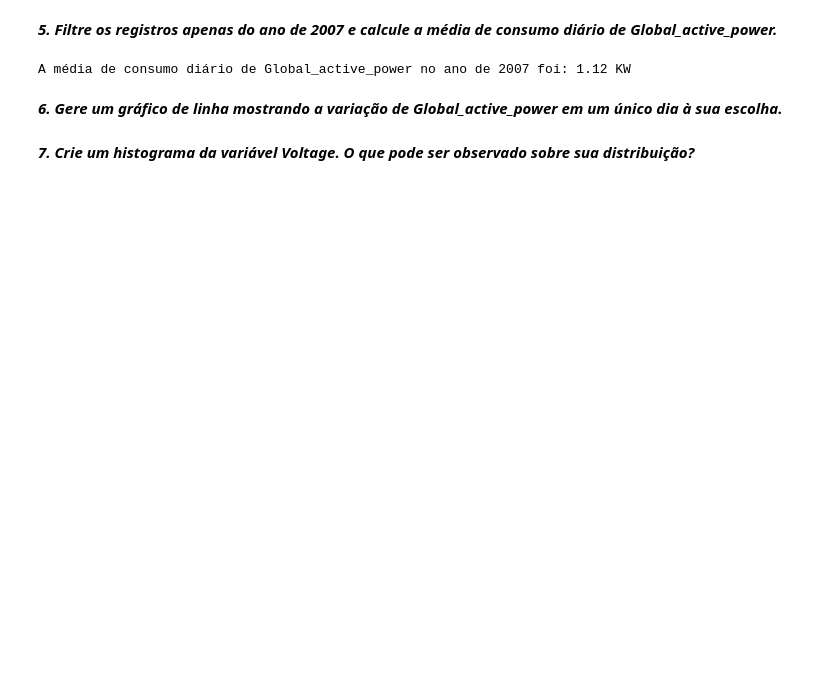
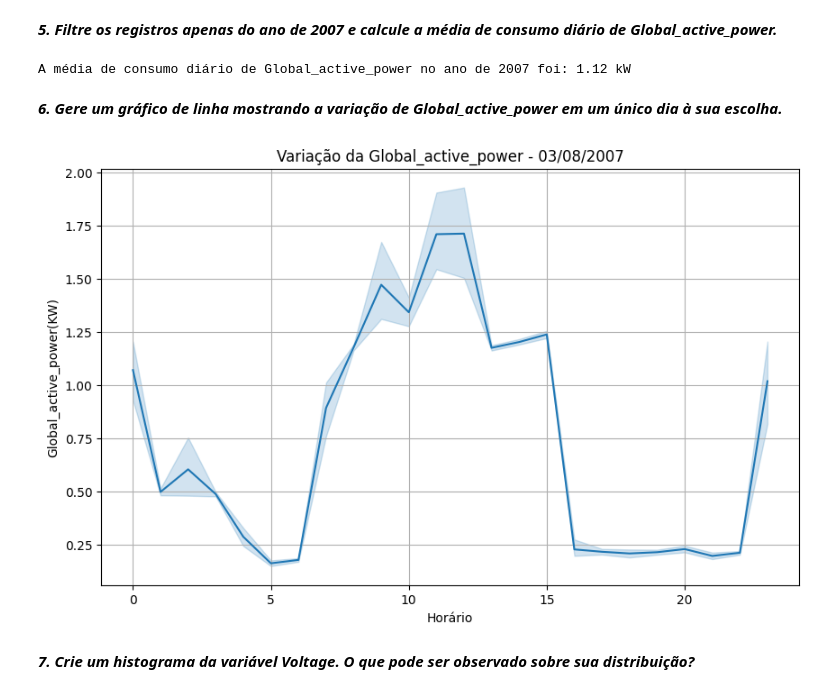
Before and after one commit to jumarques03/CP01-SERS-2SEMESTRE, a Jupyter notebook: CP01_SERS_2SEMESTRE.ipynb, the cells around one changed output. Drawn from its saved outputs; the diff is of its cells as text; code cells hidden in the pictures; blank space fills up the shorter version.

```diff
--- a/CP01_SERS_2SEMESTRE.ipynb
+++ b/CP01_SERS_2SEMESTRE.ipynb
@@ -9,10 +7,9 @@ df02 -----> Com as colunas Date e Time
 # %%
 import pandas as pd
 # %%
-df01= pd.read_csv("/content/drive/MyDrive/household_power_consumption (1).txt", sep=";", low_memory=False) # Isso aqui vai se tornar um DataFrame
-df02= df01.copy()
+df_inicial= pd.read_csv("/content/drive/MyDrive/household_power_consumption (1).txt", sep=";", low_memory=False)
 
-df01.head(10)
+df_inicial.head(10)
 # %% [output]
 |  | Date | Time | Global_active_power | Global_reactive_power | Voltage | Global_intensity | ... |
 | 0 | 16/12/2006 | 17:24:00 | 4.216 | 0.418 | 234.840 | 18.400 | ... |
@@ -56,7 +45,11 @@ memory usage: 110.8 MB
 # %%
-valores_ausentes = df01.isnull().sum()
+valores_ausentes = df_inicial.isnull().sum()
 print("Valores Ausentes por Coluna:\n")
 print(valores_ausentes)
+
+df_inicial.dropna(inplace=True)
+df_2 = df_inicial.copy()
+print("\nValores ausentes removidos com sucesso! Eles representavam apenas 1.25% dos dados!")
 # %% [output]
 Valores Ausentes por Coluna:
 
@@ -72,10 +69,10 @@ dtype: int64
 ***4. Converta a coluna Date para o tipo datetime e crie uma nova coluna com o dia da semana
 correspondente.***
 # %%
-df02['Date'] = pd.to_datetime(df02['Date'])
+df_inicial['Date'] = pd.to_datetime(df_inicial['Date'], dayfirst=True)
 
-df02.insert(2, 'Dia da Semana', df02['Date'].dt.day_name())
+df_inicial.insert(2, 'Dia da Semana', df_inicial['Date'].dt.day_name().astype("string"))
 
-df02.head()
+df_inicial.head()
 # %% [output]
 |  | Date | Time | Dia da Semana | Global_active_power | Global_reactive_power | Voltage | Global_intensity | ... |
@@ -88,17 +85,37 @@ df02.head()
 ***5. Filtre os registros apenas do ano de 2007 e calcule a média de consumo diário de
 Global_active_power.***
 # %%
-for coluna in df01.columns:
-  df02[f'{coluna}'] = pd.to_numeric(df02[f'{coluna}'], errors='coerce')
+for coluna in df_inicial.columns:
+  if coluna not in ['Date', 'Time', 'Dia da Semana']:
+    df_inicial[f'{coluna}'] = pd.to_numeric(df_inicial[f'{coluna}'], errors='coerce')
 
-valores_2007 = df02[(df02['Date'].dt.year) == 2007]
-media = valores_2007['Global_active_power'].mean()
 
-print(f'A média de consumo diário de Global_active_power no ano de 2007 foi: {media:.2f} KW')
+valores_2007 = df_inicial[(df_inicial['Date'].dt.year) == 2007]   # Filtra os valores de 2007
+
+consumo_diario_media = valores_2007.groupby(valores_2007['Date'].dt.date)['Global_active_power'].mean() # Calcula o consumo diário
+media_total = consumo_diario_media.mean()
+print(f'A média de consumo diário de Global_active_power no ano de 2007 foi: {media_total:.2f} kW')
 # %% [output]
-A média de consumo diário de Global_active_power no ano de 2007 foi: 1.12 KW
+A média de consumo diário de Global_active_power no ano de 2007 foi: 1.12 kW
 # %% [markdown]
 ***6. Gere um gráfico de linha mostrando a variação de Global_active_power em um único dia à sua
 escolha.***
+# %%
+import matplotlib.pyplot as plt
+import seaborn as sns
+
+df_inicial['Time'] = pd.to_datetime(df_inicial['Time'], )
+
+dia_escolhido = df_inicial[(df_inicial['Date']) == '2007-08-03']
+
+plt.figure(figsize=(10, 6))
+sns.lineplot(x=dia_escolhido['Time'].dt.hour, y='Global_active_power', data=dia_escolhido)
+plt.title('Variação da Global_active_power - 03/08/2007')
+plt.xlabel('Horário')
+plt.ylabel('Global_active_power(KW)')
+plt.grid(True)
+plt.show()
+# %% [output]
+[figure, added]
 # %% [markdown]
 ***7. Crie um histograma da variável Voltage. O que pode ser observado sobre sua distribuição?***
```
Also changed, not shown: parts of 87 cells of this notebook.
